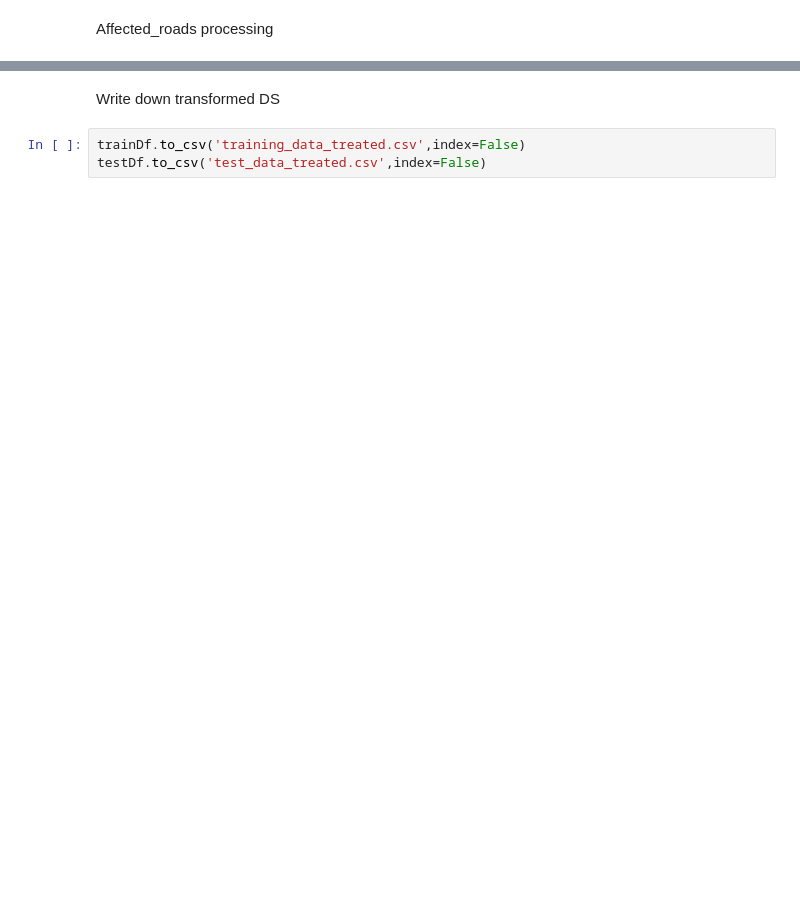
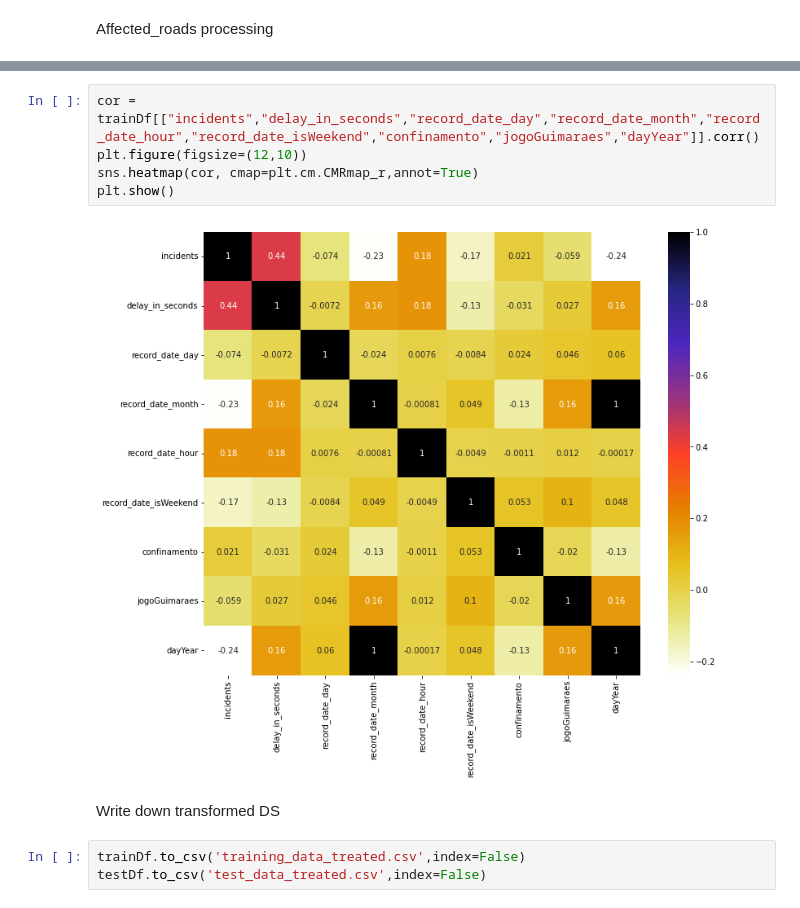
Before and after one commit to GoncaloPereiraFigueiredoFerreira/Data-and-Autonomous-Learning-Project, a Jupyter notebook: AcidentesDS/dataTreatment.ipynb, the cells around one changed output, grey strips where cells are left out. Saved outputs shown, nothing was run; the diff lists cells and outputs as text; blank space fills up the shorter version.

```diff
--- a/AcidentesDS/dataTreatment.ipynb
+++ b/AcidentesDS/dataTreatment.ipynb
@@ -283,3 +271,10 @@ plt.show()
+# %%
+cor = trainDf[["incidents","delay_in_seconds","record_date_day","record_date_month","record_date_hour","record_date_isWeekend","confinamento","jogoGuimaraes","dayYear"]].corr()
+plt.figure(figsize=(12,10))
+sns.heatmap(cor, cmap=plt.cm.CMRmap_r,annot=True)
+plt.show()
+# %% [output]
+[figure, added]
 # %% [markdown]
 Write down transformed DS
 # %%
```
Also changed, not shown: parts of 30 cells of this notebook, 3 other files.
